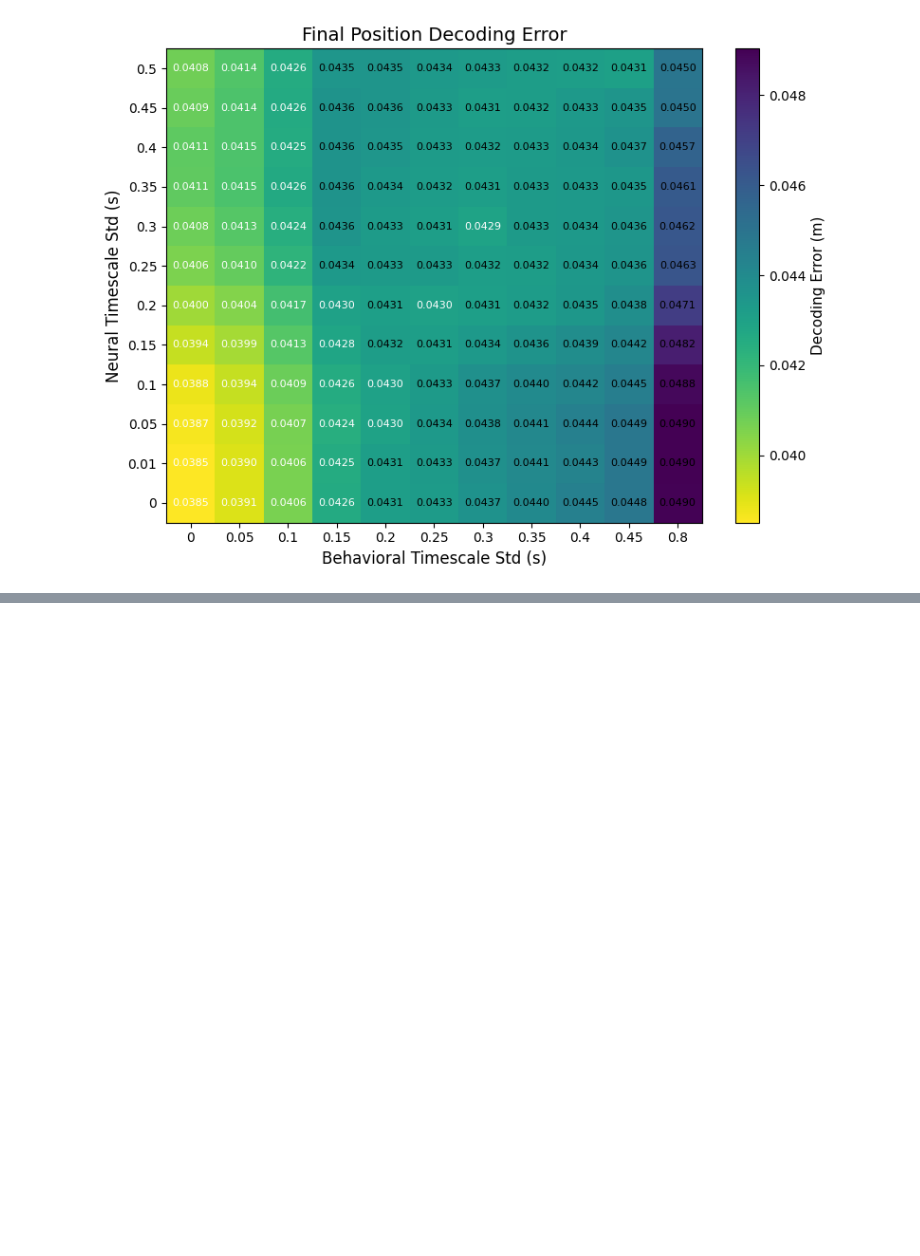
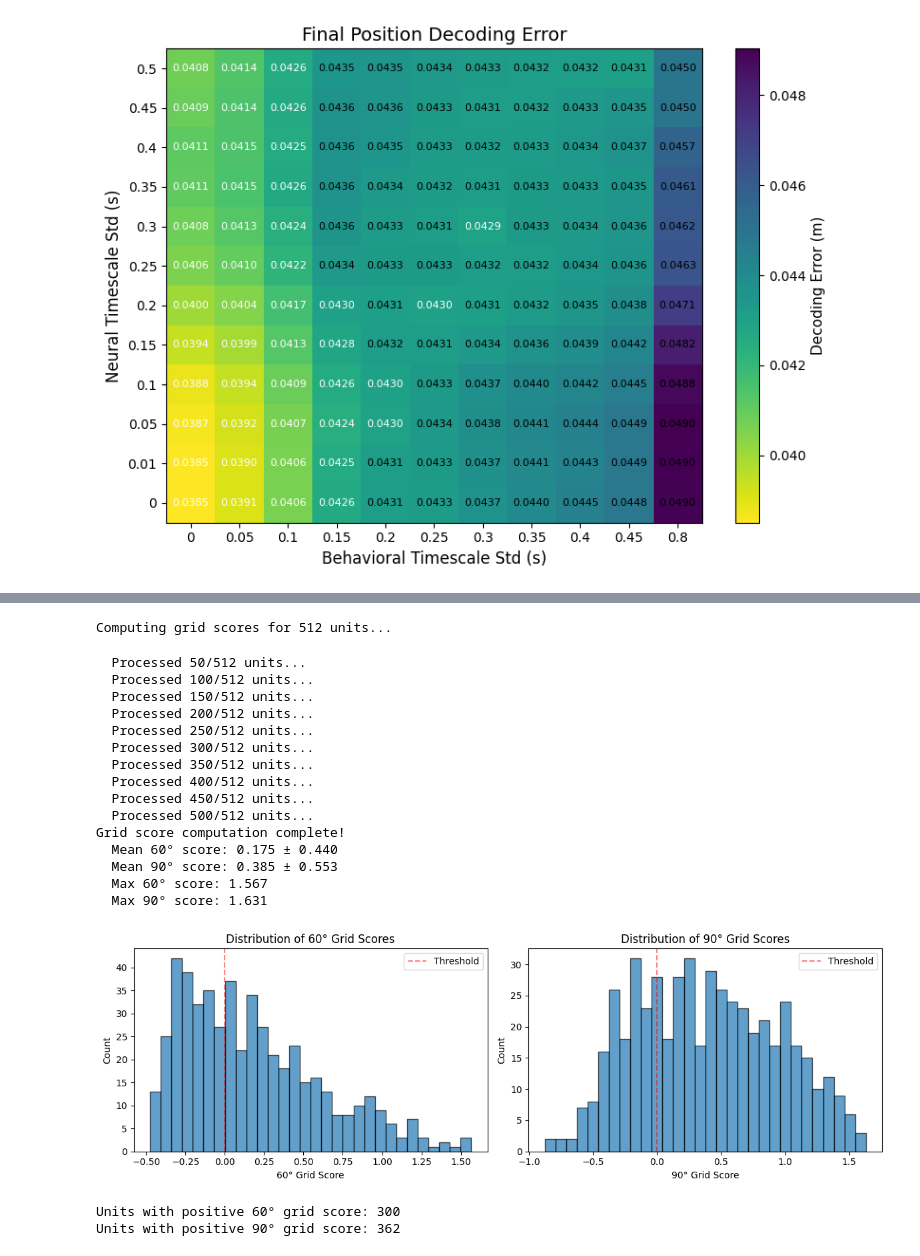
Before and after one commit to geometric-intelligence/timescales, a Jupyter notebook: timescales/notebooks/06_behavioral_vs_neural_timescale_stds.ipynb, the cells around one changed output, grey strips where cells are left out. Cells and saved outputs as stored; diff of their text form; code cells hidden in the pictures; blank space fills up the shorter version.

```diff
--- a/timescales/notebooks/06_behavioral_vs_neural_timescale_stds.ipynb
+++ b/timescales/notebooks/06_behavioral_vs_neural_timescale_stds.ipynb
@@ -390,0 +531,50 @@ plt.show()
+# %%
+# Compute grid scores
+grid_results = spatial.compute_grid_scores(
+    mask_parameters=[(0.4, 1.0), (0.5, 1.0), (0.6, 1.0)],  # Try different scales
+    min_max=False,
+)
+
+# Show distribution of grid scores
+fig, axes = plt.subplots(1, 2, figsize=(12, 4))
+
+axes[0].hist(grid_results["scores_60"], bins=30, alpha=0.7, edgecolor="black")
+axes[0].set_xlabel("60° Grid Score")
+axes[0].set_ylabel("Count")
+axes[0].set_title("Distribution of 60° Grid Scores")
+axes[0].axvline(0, color="red", linestyle="--", alpha=0.5, label="Threshold")
+axes[0].legend()
+
+axes[1].hist(grid_results["scores_90"], bins=30, alpha=0.7, edgecolor="black")
+axes[1].set_xlabel("90° Grid Score")
+axes[1].set_ylabel("Count")
+axes[1].set_title("Distribution of 90° Grid Scores")
+axes[1].axvline(0, color="red", linestyle="--", alpha=0.5, label="Threshold")
+axes[1].legend()
+
+plt.tight_layout()
+plt.show()
+
+# Print statistics
+print(f"Units with positive 60° grid score: {np.sum(grid_results['scores_60'] > 0)}")
+print(f"Units with positive 90° grid score: {np.sum(grid_results['scores_90'] > 0)}")
+# %% [output]
+Computing grid scores for 512 units...
+  Processed 50/512 units...
+  Processed 100/512 units...
+  Processed 150/512 units...
+  Processed 200/512 units...
+  Processed 250/512 units...
+  Processed 300/512 units...
+  Processed 350/512 units...
+  Processed 400/512 units...
+  Processed 450/512 units...
+  Processed 500/512 units...
+Grid score computation complete!
+  Mean 60° score: 0.175 ± 0.440
+  Mean 90° score: 0.385 ± 0.553
+  Max 60° score: 1.567
+  Max 90° score: 1.631
+[figure, added]
+Units with positive 60° grid score: 300
+Units with positive 90° grid score: 362
```
Also changed, not shown: parts of 10 cells of this notebook, 3 other files.
